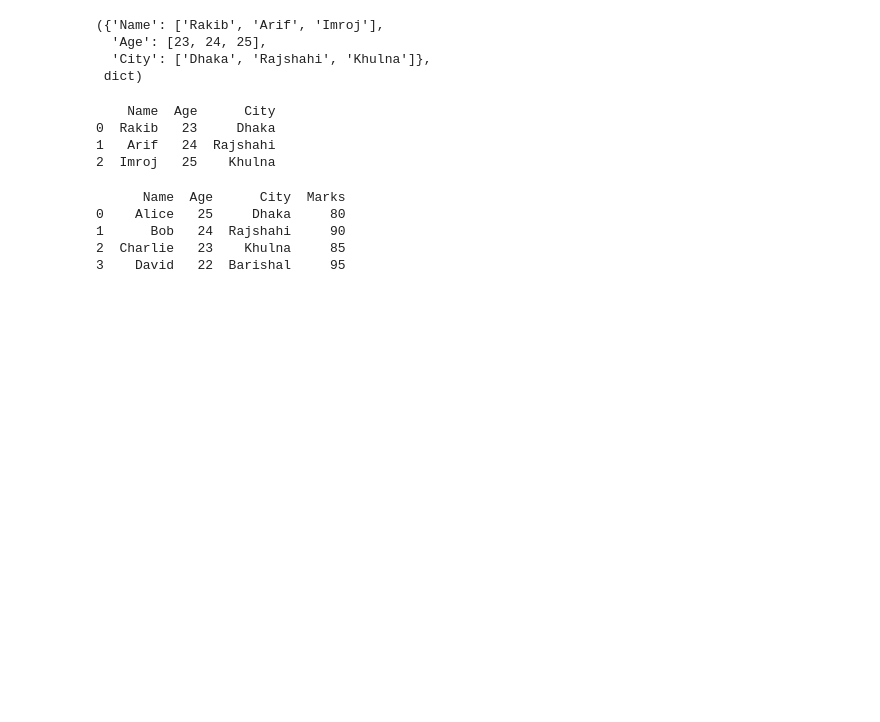
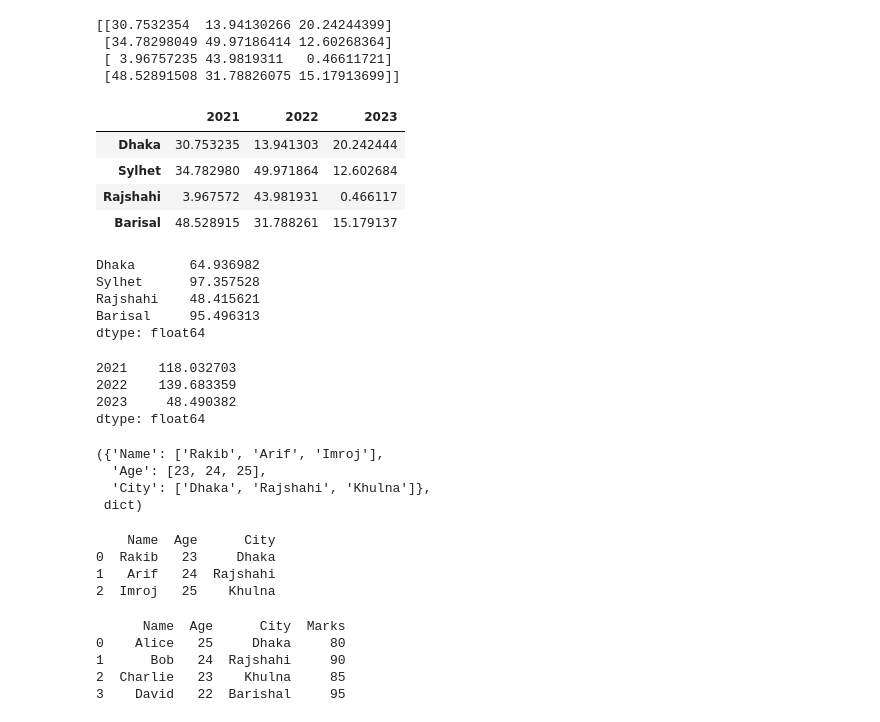
Before and after one commit to fsRakib/PDS-10, a Jupyter notebook: pandas.ipynb, the cells around one changed output. Drawn from its saved outputs; the diff is of its cells as text; code cells hidden in the pictures; blank space fills up the shorter version.

```diff
--- a/pandas.ipynb
+++ b/pandas.ipynb
@@ -3,3 +4,35 @@ import pandas as pd
+# %%
+data = np.random.uniform(0, 50, (4, 3))
+print(data)
+# %% [output]
+[[30.7532354  13.94130266 20.24244399]
+ [34.78298049 49.97186414 12.60268364]
+ [ 3.96757235 43.9819311   0.46611721]
+ [48.52891508 31.78826075 15.17913699]]
+# %%
+df1=pd.DataFrame(data, index=['Dhaka', 'Sylhet', 'Rajshahi', 'Barisal'], columns=['2021', '2022', '2023'])
+df1
+# %% [output]
+|  | 2021 | 2022 | 2023 |
+| Dhaka | 30.753235 | 13.941303 | 20.242444 |
+| Sylhet | 34.782980 | 49.971864 | 12.602684 |
+| Rajshahi | 3.967572 | 43.981931 | 0.466117 |
+| Barisal | 48.528915 | 31.788261 | 15.179137 |
+# %%
+print(df1.sum(axis=1))
+# %% [output]
+Dhaka       64.936982
+Sylhet      97.357528
+Rajshahi    48.415621
+Barisal     95.496313
+dtype: float64
+# %%
+print(df1.sum(axis=0))
+# %% [output]
+2021    118.032703
+2022    139.683359
+2023     48.490382
+dtype: float64
 # %%
 # Creating a DataFrame from a dictionary
 data={
```
Also changed, not shown: parts of 2 cells of this notebook, 7 other files.
